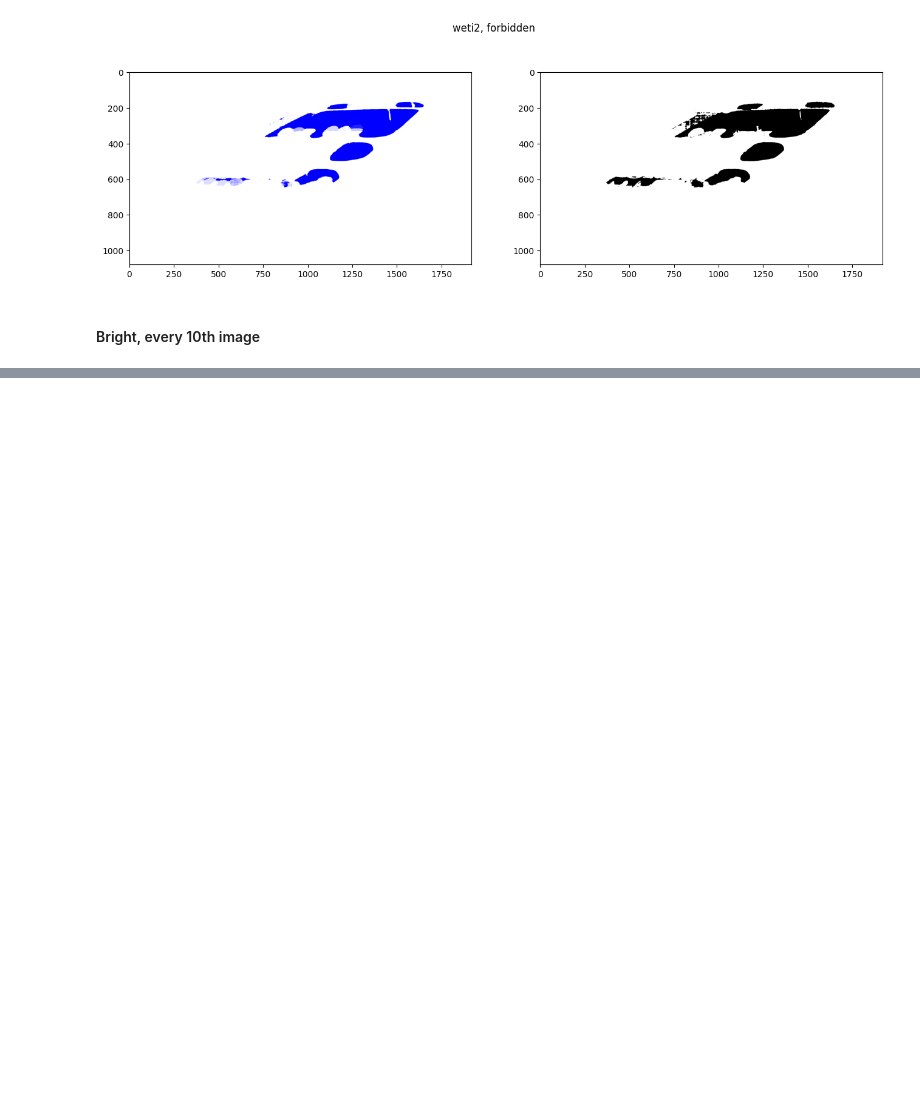
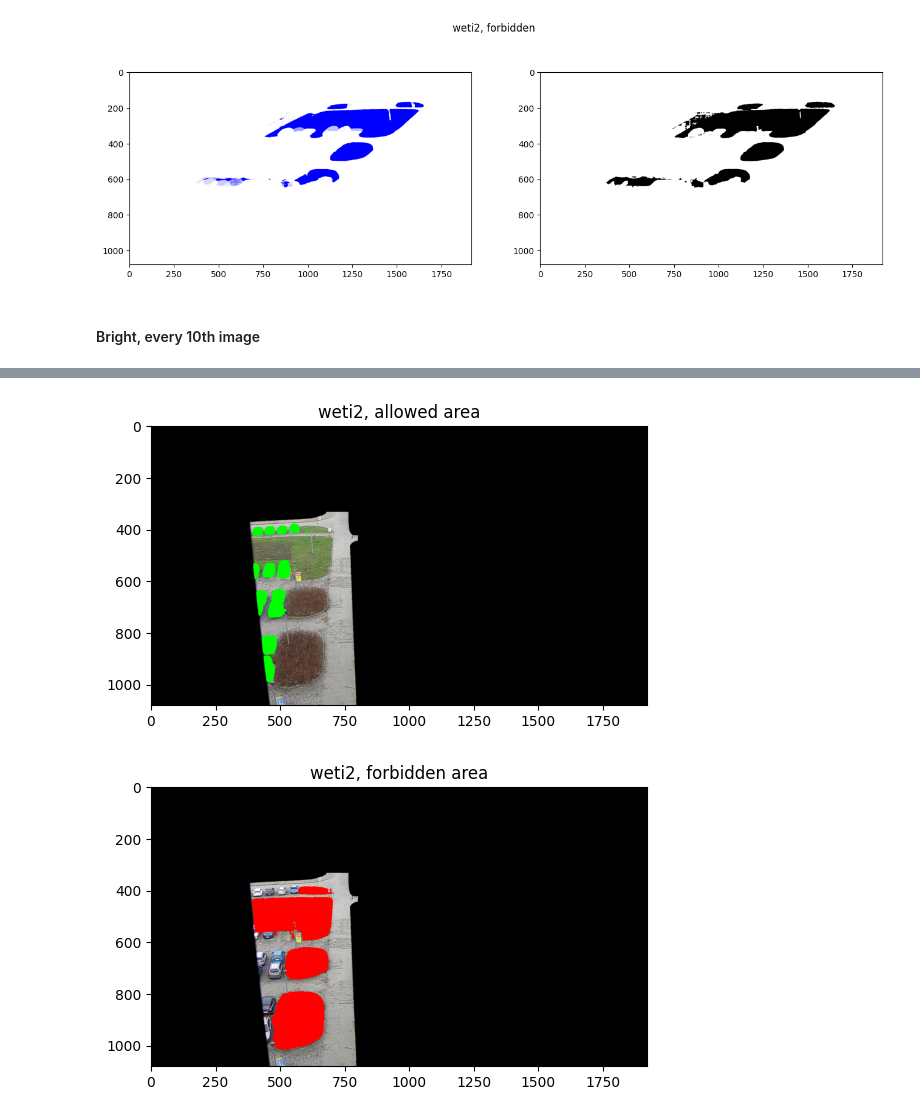
Before and after one commit to Trawirr/ParkingApp, a Jupyter notebook: image_processing/allowed_forbidden_areas.ipynb, the cells around one changed output, grey strips where cells are left out. Cells and saved outputs as stored; diff of their text form; code cells hidden in the pictures; blank space fills up the shorter version.

```diff
--- a/image_processing/allowed_forbidden_areas.ipynb
+++ b/image_processing/allowed_forbidden_areas.ipynb
@@ -407,0 +408,26 @@ WARNING:matplotlib.image:Clipping input data to the valid range for imshow with
+# %%
+def mask_on_original(image, mask, mask_color=[255, 0, 0, 255]):
+    image[mask[..., 3] > 0] = mask_color
+
+    return image
+# %%
+original_image_weti1_allowed = cv2.cvtColor(cv2.imread(r"/mnt/c/Users/gtraw/Projekt_badawczy/11_13_full/weti1_2024_11_13_14_13.jpg"), cv2.COLOR_BGR2RGBA)
+
+mask = apply_threshold(mask_weti1_allowed, 0.3)
+
+combined_image = mask_on_original(original_image_weti1_allowed, mask, [0, 255, 0, 255])
+plt.imshow(combined_image)
+plt.title("weti2, allowed area")
+plt.show()
+
+original_image_weti1_forbidden = cv2.cvtColor(cv2.imread(r"/mnt/c/Users/gtraw/Projekt_badawczy/11_13_full/weti1_2024_11_13_14_13.jpg"), cv2.COLOR_BGR2RGBA)
+
+mask = apply_threshold(mask_weti1_forbidden, 0.03)
+
+combined_image = mask_on_original(original_image_weti1_forbidden, mask, [255, 0, 0, 255])
+plt.imshow(combined_image)
+plt.title("weti2, forbidden area")
+plt.show()
+# %% [output]
+[figure, added]
+[figure, added]
```
Also changed, not shown: parts of 6 cells of this notebook.
